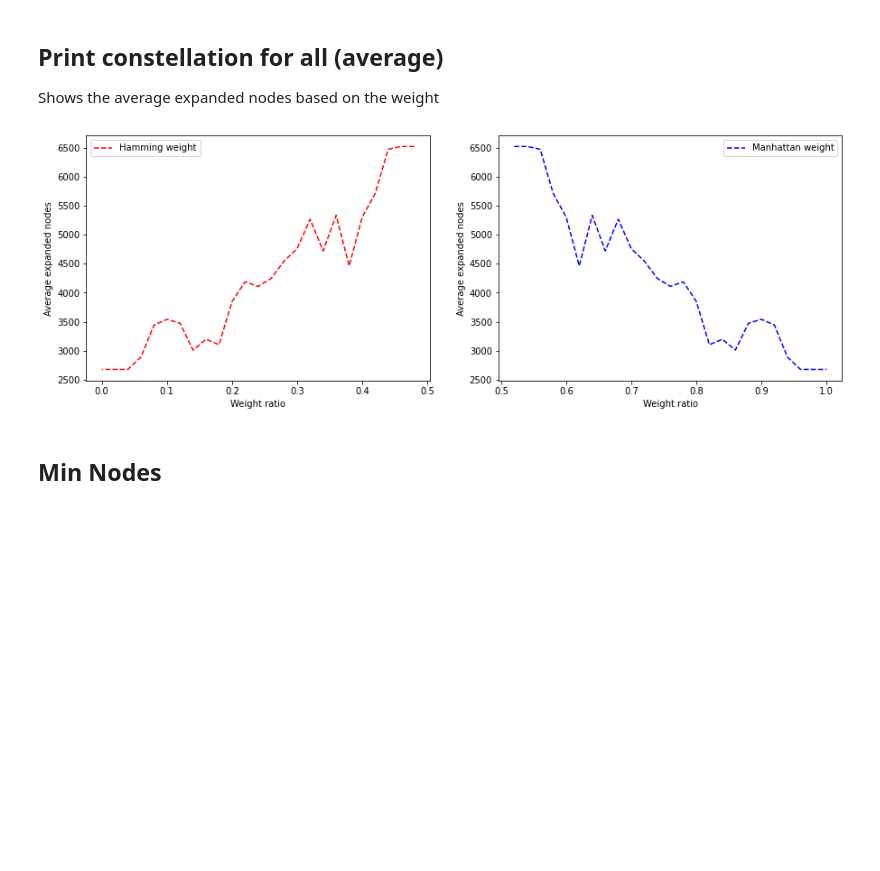
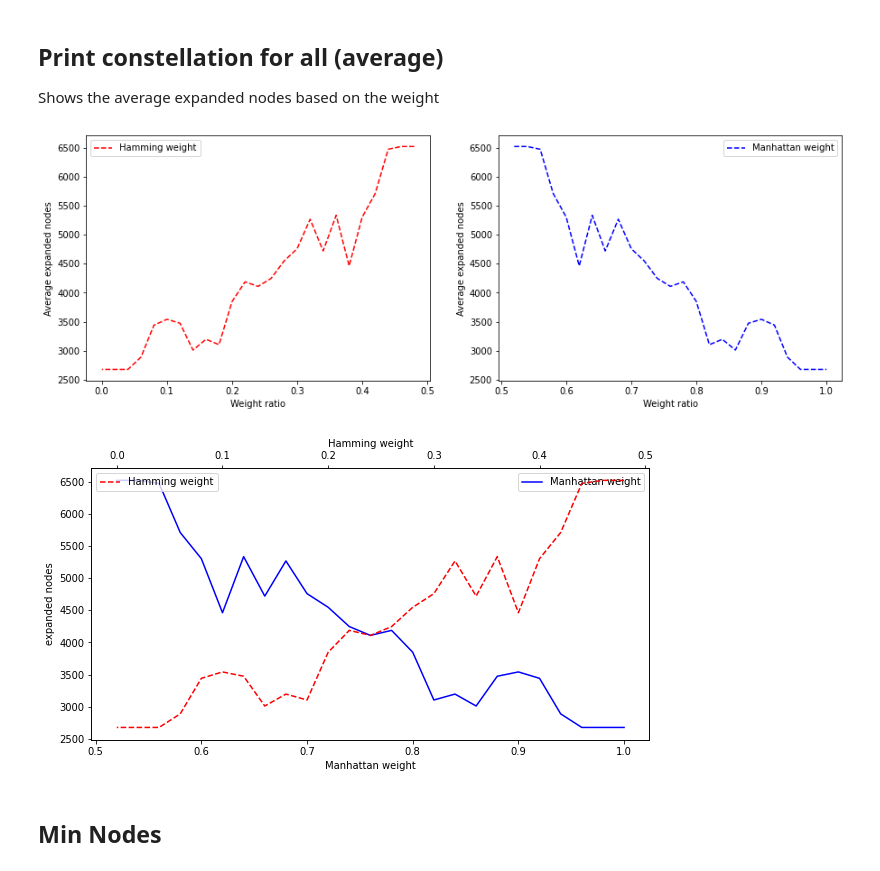
Before and after one commit to Henchway/AI-Data-Science-Exercises, a Jupyter notebook: Exercise1/analytics.ipynb, the cells around one changed output. Cells and saved outputs as stored; diff of their text form; code cells hidden in the pictures; blank space fills up the shorter version.

```diff
--- a/Exercise1/analytics.ipynb
+++ b/Exercise1/analytics.ipynb
@@ -48,38 +94,43 @@ plt.show()
 
 Shows the average expanded nodes based on the weight
 # %%
-x1 = (np.array(df['weights'].tolist())[:,0])
-y1 = (df['expanded_nodes'])
-
-df['weight1'] = np.array(df['weights'].tolist())[:,0]
-df['weight2'] = np.array(df['weights'].tolist())[:,1]
-df.drop(['weights'], axis=1)
-
-weight_group = df.groupby(['weight1', 'weight2'])
-
-weight1_averages = []
-weight2_averages = []
-nodes_averages = []
-
-for item in weight_group:
-    weight1_averages.append(item[1]['weight1'].mean())
-    weight2_averages.append(item[1]['weight2'].mean())
-    nodes_averages.append(item[1]['expanded_nodes'].mean())
+weight_group = df.groupby(['weights'])
+x1 = np.array(list(weight_group.groups.keys()))[:,0]
+x2 = np.array(list(weight_group.groups.keys()))[:,1]
+y = weight_group['expanded_nodes'].mean()
 
 fig, ax = plt.subplots(1,2, figsize=(15,5))
-ax[1].plot(weight1_averages, nodes_averages, "b--", label="Manhattan weight")
+ax[1].plot(x1, y, "b--", label="Manhattan weight")
 ax[1].set_xlabel("Weight ratio")
 ax[1].set_ylabel("Average expanded nodes")
 ax[1].legend()
 
-ax[0].plot(weight2_averages, nodes_averages, "r--",label = "Hamming weight")
+ax[0].plot(x2, y, "r--",label = "Hamming weight")
 ax[0].set_xlabel("Weight ratio")
 ax[0].set_ylabel("Average expanded nodes")
 ax[0].legend()
+plt.show()
+
+###################### COMBINED
+
+fig = plt.figure(figsize=(10,5))
+ax1 = fig.add_subplot()
+ax2 = ax1.twiny()
+
+ax1.plot(x1,y, "b", label="Manhattan weight")
+ax1.set_xlabel("Manhattan weight")
+ax1.set_ylabel("expanded nodes")
+ax1.legend()
+
+ax2.plot(x2,y, "r--", label="Hamming weight")
+ax2.set_xlabel("Hamming weight")
+ax2.set_ylabel("expanded nodes")
+ax2.legend()
 
 plt.show()
 # %% [output]
 [figure]
+[figure, added]
 # %%
 df = pd.DataFrame(unfrozen)
 # %% [markdown]
```
Also changed, not shown: parts of 7 cells of this notebook, 4 other files.
